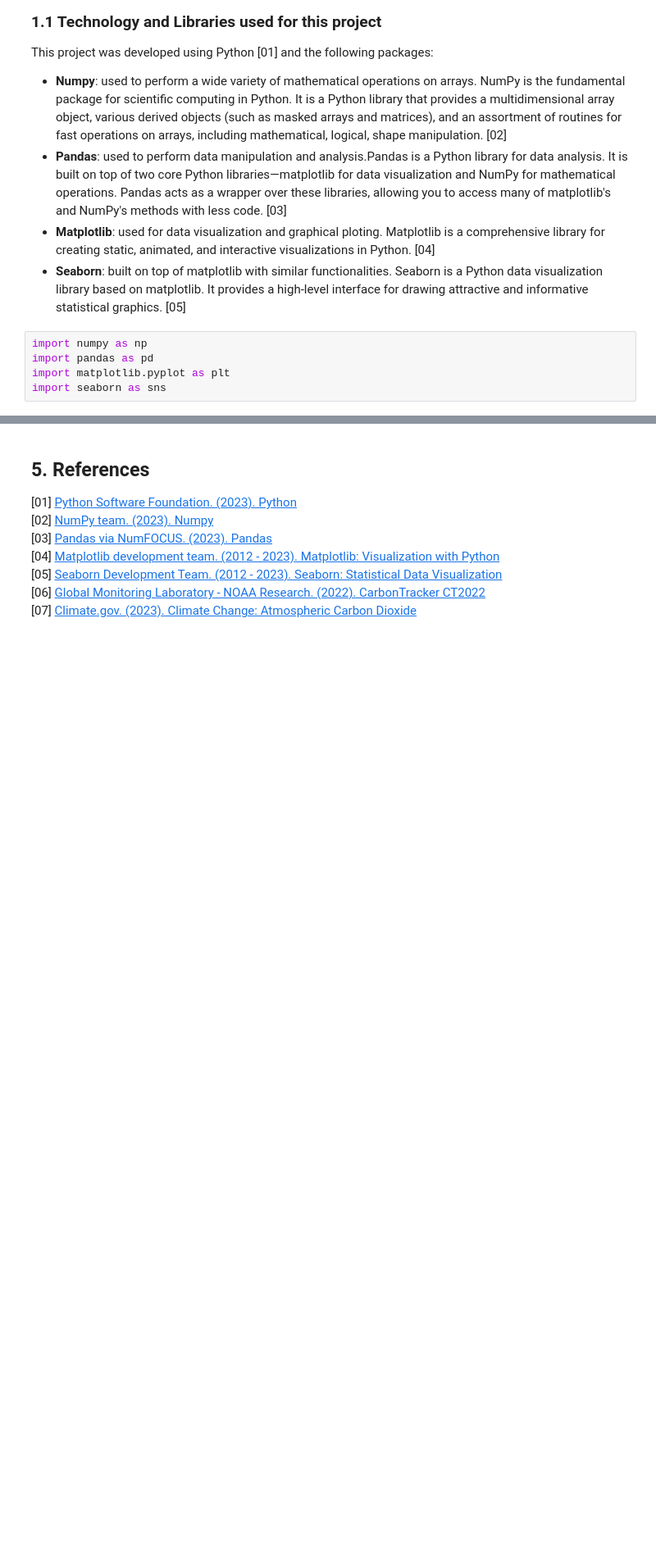
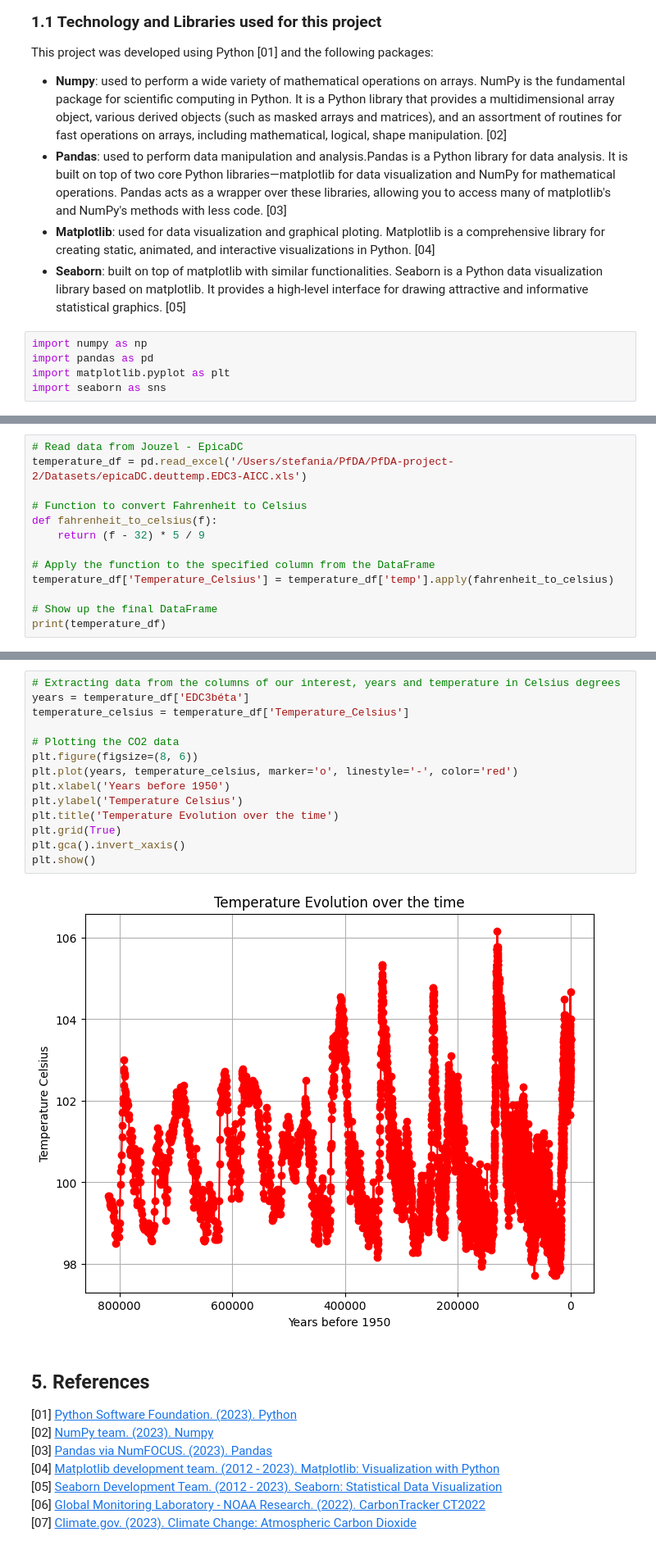
Before and after one commit to StefaniaVerduga/PfDA-project-2, a Jupyter notebook: PfDA-project-2.ipynb, the cells around one changed output, grey strips where cells are left out. Shown at 82% size. Saved outputs shown, nothing was run; the diff lists cells and outputs as text; blank space fills up the shorter version.

```diff
--- a/PfDA-project-2.ipynb
+++ b/PfDA-project-2.ipynb
@@ -50,0 +78,13 @@ The CO2 is the most important greenhouse gas, which absorbs and radiates heat. T
+# %%
+# Read data from Jouzel - EpicaDC
+temperature_df = pd.read_excel('/Users/stefania/PfDA/PfDA-project-2/Datasets/epicaDC.deuttemp.EDC3-AICC.xls')
+
+# Function to convert Fahrenheit to Celsius
+def fahrenheit_to_celsius(f):
+    return (f - 32) * 5 / 9
+
+# Apply the function to the specified column from the DataFrame
+temperature_df['Temperature_Celsius'] = temperature_df['temp'].apply(fahrenheit_to_celsius)
+
+# Show up the final DataFrame
+print(temperature_df)
@@ -51,3 +109,19 @@ The CO2 is the most important greenhouse gas, which absorbs and radiates heat. T
+# %%
+# Extracting data from the columns of our interest, years and temperature in Celsius degrees
+years = temperature_df['EDC3béta']
+temperature_celsius = temperature_df['Temperature_Celsius']
+
+# Plotting the CO2 data
+plt.figure(figsize=(8, 6))
+plt.plot(years, temperature_celsius, marker='o', linestyle='-', color='red')
+plt.xlabel('Years before 1950')
+plt.ylabel('Temperature Celsius')
+plt.title('Temperature Evolution over the time')
+plt.grid(True)
+plt.gca().invert_xaxis()
+plt.show()
+# %% [output]
+[figure, added]
 # %% [markdown]
 ## 5. References
 [01] [Python Software Foundation. (2023). Python](#https://www.python.org/)
```
Also changed, not shown: parts of 4 cells of this notebook, 4 other files.
